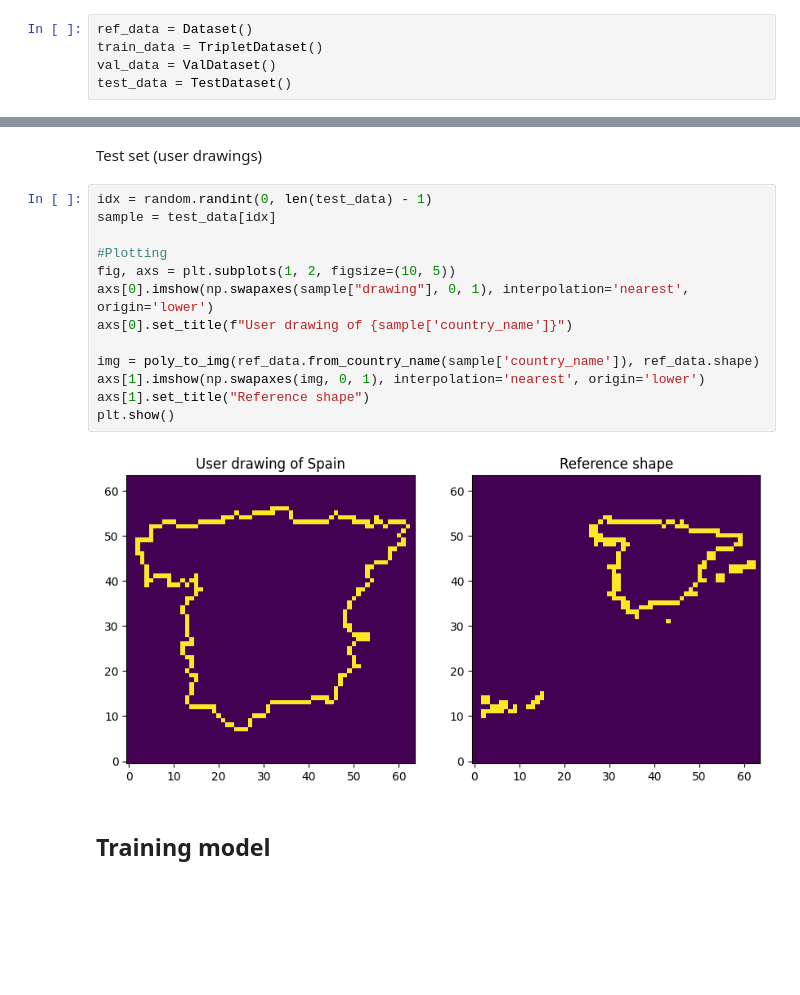
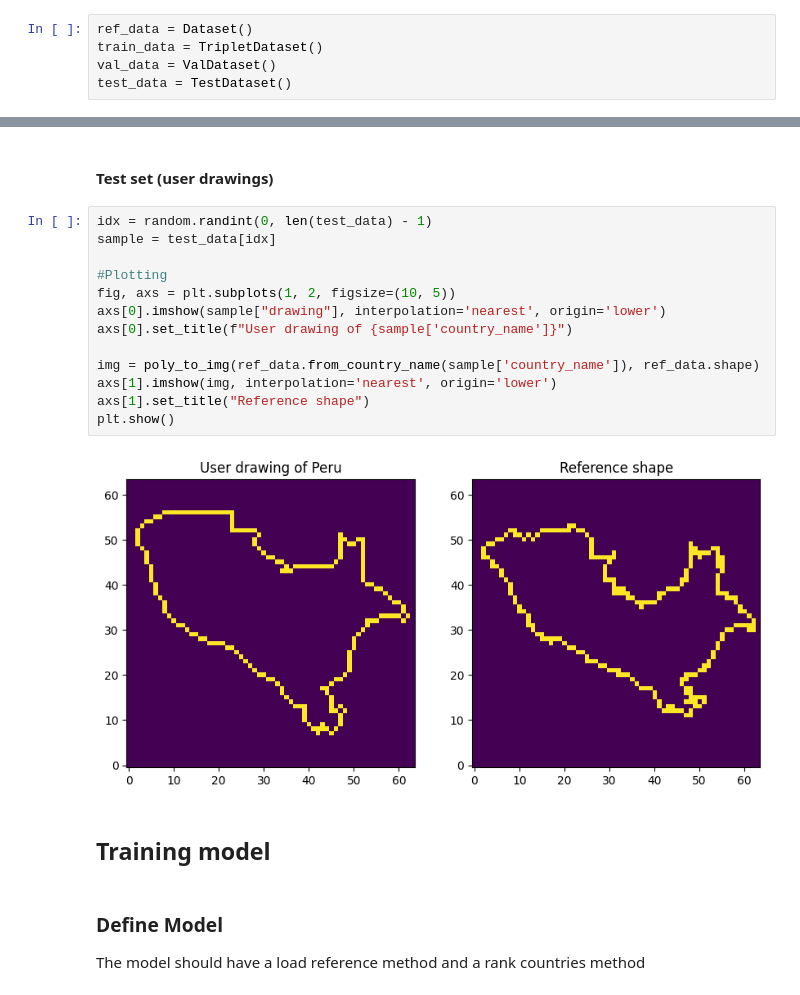
Before and after one commit to JortdeJong13/country-guess, a Jupyter notebook: Model training.ipynb, the cells around one changed output, grey strips where cells are left out. Drawn from its saved outputs; the diff is of its cells as text; blank space fills up the shorter version.

```diff
--- a/Model training.ipynb
+++ b/Model training.ipynb
@@ -61,19 +62,22 @@ plt.show()
 # %% [markdown]
-Test set (user drawings)
+#### Test set (user drawings)
 # %%
 idx = random.randint(0, len(test_data) - 1)
 sample = test_data[idx]
 
 #Plotting
 fig, axs = plt.subplots(1, 2, figsize=(10, 5))
-axs[0].imshow(np.swapaxes(sample["drawing"], 0, 1), interpolation='nearest', origin='lower')
+axs[0].imshow(sample["drawing"], interpolation='nearest', origin='lower')
 axs[0].set_title(f"User drawing of {sample['country_name']}")
 
 img = poly_to_img(ref_data.from_country_name(sample['country_name']), ref_data.shape)
-axs[1].imshow(np.swapaxes(img, 0, 1), interpolation='nearest', origin='lower')
+axs[1].imshow(img, interpolation='nearest', origin='lower')
 axs[1].set_title("Reference shape")
 plt.show()
 # %% [output]
-[figure, old version]
+[figure, new version]
 # %% [markdown]
 ## Training model
+# %% [markdown]
+### Define Model
+The model should have a load reference method and a rank countries method
```
Also changed, not shown: parts of 30 cells of this notebook, 10 other files.
